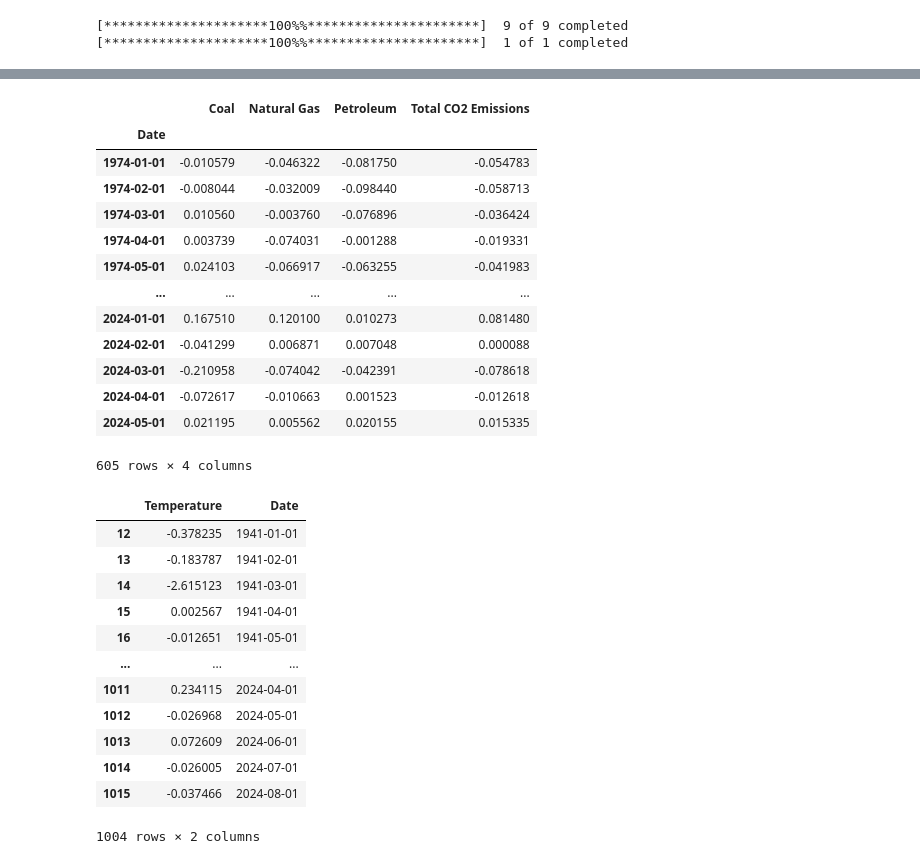
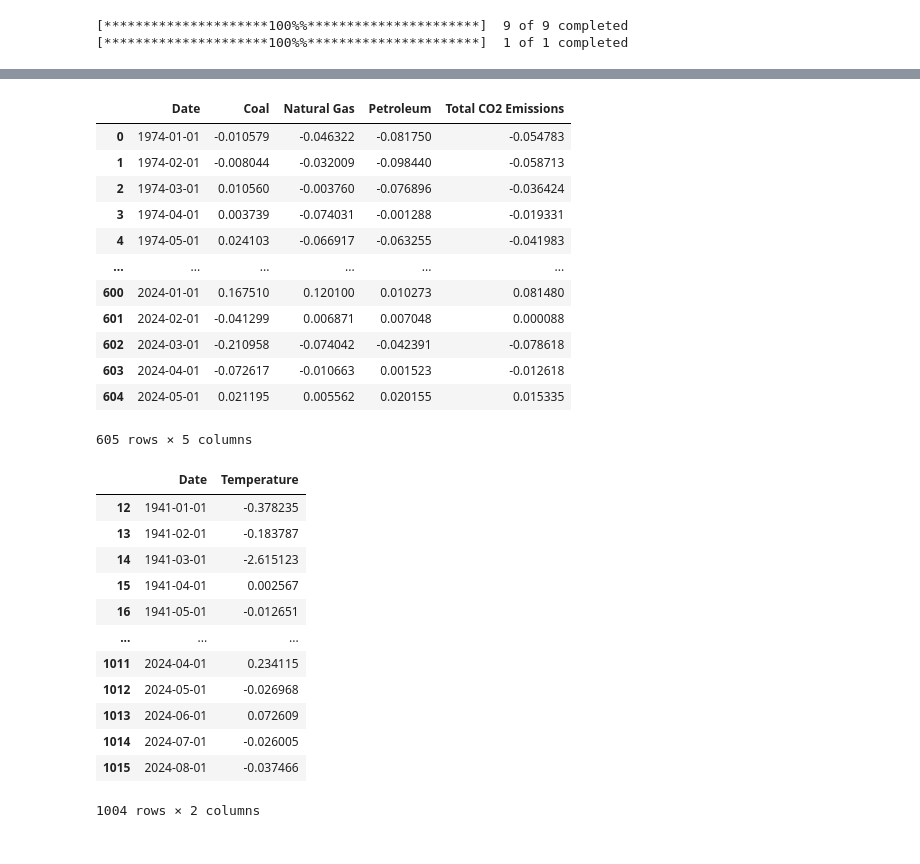
Before and after one commit to luisrc44/QAA-with-Climate-Change-and-ESG, a Jupyter notebook: QAA_wCC.ipynb, the cells around one changed output, grey strips where cells are left out. Cells and saved outputs as stored; diff of their text form; code cells hidden in the pictures.

```diff
--- a/QAA_wCC.ipynb
+++ b/QAA_wCC.ipynb
@@ -36,51 +36,55 @@ asset_prices.head()
 # %%
 # Cargar archivos CSV
 temperature = pd.read_csv('Data/Temperature.csv')
 drought = pd.read_csv('Data/Drought_Severity.csv')
 
 # Cargar archivo XLSX
 co2_emission = pd.read_excel('Data/CO2_Emissions.xlsx', skiprows=10).drop(index=0)
 co2_emission = co2_emission[["Month",
                              "Coal, Including Coal Coke Net Imports, CO2 Emissions",
                              "Natural Gas, Excluding Supplemental Gaseous Fuels, CO2 Emissions",
                              "Petroleum, Excluding Biofuels, CO2 Emissions",
                              "Total Energy CO2 Emissions"]]
 co2_emission = co2_emission.rename(columns={
     "Month": "Date",
     "Coal, Including Coal Coke Net Imports, CO2 Emissions": "Coal",
     "Natural Gas, Excluding Supplemental Gaseous Fuels, CO2 Emissions": "Natural Gas",
     "Petroleum, Excluding Biofuels, CO2 Emissions": "Petroleum",
     "Total Energy CO2 Emissions": "Total CO2 Emissions"
 })
 
 # Convertir la columna 'Date' a formato datetime e indexarla
 co2_emission['Date'] = pd.to_datetime(co2_emission['Date'])
-co2_emission = co2_emission.set_index('Date')
 
-# Aplicar el porcentaje de cambio interanual (year-to-year) para cada serie de CO2 (excluyendo la columna 'Date')
-co2_emission_pct_change = co2_emission.pct_change(periods=12)
+# Aplicar el porcentaje de cambio interanual (year-to-year) para cada serie de CO2 (sin incluir la columna 'Date')
+co2_emission_pct_change = co2_emission.set_index('Date').pct_change(periods=12)
+
+# Eliminar los valores nulos generados por el cálculo del porcentaje de cambio
 co2_emission_pct_change = co2_emission_pct_change.dropna()
 
+# Restablecer el índice para que 'Date' vuelva a ser una columna
+co2_emission_pct_change = co2_emission_pct_change.reset_index()
 
+# Asignar el resultado final
 co2_emission = co2_emission_pct_change
+
 co2_emission
 # %% [output]
-|  | Coal | Natural Gas | Petroleum | Total CO2 Emissions |
-| Date |  |  |  |  |
-| 1974-01-01 | -0.010579 | -0.046322 | -0.081750 | -0.054783 |
-| 1974-02-01 | -0.008044 | -0.032009 | -0.098440 | -0.058713 |
-| 1974-03-01 | 0.010560 | -0.003760 | -0.076896 | -0.036424 |
-| 1974-04-01 | 0.003739 | -0.074031 | -0.001288 | -0.019331 |
-| 1974-05-01 | 0.024103 | -0.066917 | -0.063255 | -0.041983 |
-| ... | ... | ... | ... | ... |
-| 2024-01-01 | 0.167510 | 0.120100 | 0.010273 | 0.081480 |
-| 2024-02-01 | -0.041299 | 0.006871 | 0.007048 | 0.000088 |
-| 2024-03-01 | -0.210958 | -0.074042 | -0.042391 | -0.078618 |
-| 2024-04-01 | -0.072617 | -0.010663 | 0.001523 | -0.012618 |
-| 2024-05-01 | 0.021195 | 0.005562 | 0.020155 | 0.015335 |
+|  | Date | Coal | Natural Gas | Petroleum | Total CO2 Emissions |
+| 0 | 1974-01-01 | -0.010579 | -0.046322 | -0.081750 | -0.054783 |
+| 1 | 1974-02-01 | -0.008044 | -0.032009 | -0.098440 | -0.058713 |
+| 2 | 1974-03-01 | 0.010560 | -0.003760 | -0.076896 | -0.036424 |
+| 3 | 1974-04-01 | 0.003739 | -0.074031 | -0.001288 | -0.019331 |
+| 4 | 1974-05-01 | 0.024103 | -0.066917 | -0.063255 | -0.041983 |
+| ... | ... | ... | ... | ... | ... |
+| 600 | 2024-01-01 | 0.167510 | 0.120100 | 0.010273 | 0.081480 |
+| 601 | 2024-02-01 | -0.041299 | 0.006871 | 0.007048 | 0.000088 |
+| 602 | 2024-03-01 | -0.210958 | -0.074042 | -0.042391 | -0.078618 |
+| 603 | 2024-04-01 | -0.072617 | -0.010663 | 0.001523 | -0.012618 |
+| 604 | 2024-05-01 | 0.021195 | 0.005562 | 0.020155 | 0.015335 |
-605 rows × 4 columns
+605 rows × 5 columns
 # %%
-# Function to drop a or multiple columns from a dataframe
+# Function to drop one or multiple columns from a dataframe
 def drop_columns(df, columns):
     df = df.drop(columns=columns)
     return df
@@ -90,12 +94,12 @@ def rename_columns(df, columns):
     df = df.rename(columns=columns)
     return df
 
-# Drop the 'Average surface temperature.1', 'Entity', 'year'  columns from the temperature dataframe and also index
+# Drop the 'Average surface temperature.1', 'Code', 'Entity', 'year' columns from the temperature dataframe
 temperature = drop_columns(temperature, ['Average surface temperature.1','Code', 'Entity', 'year'])
 
 # Rename the columns in the temperature dataframe
 temperature = rename_columns(temperature, {'Day': 'Date',
-                             'Average surface temperature': 'Temperature'})
+                                           'Average surface temperature': 'Temperature'})
 temperature['Date'] = pd.to_datetime(temperature['Date'], format='%d/%m/%y', errors='coerce')
 temperature['Date'] = temperature['Date'].apply(lambda x: x.replace(year=x.year - 100) if x.year >= 2025 else x)
 temperature = temperature[(temperature['Date'] >= '1940-01-01') & (temperature['Date'] <= '2024-12-31')]
@@ -110,21 +114,24 @@ temperature_pct['Date'] = temperature['Date']
 # Eliminar los valores nulos generados por el cálculo del porcentaje de cambio
 temperature_pct = temperature_pct.dropna()
 
-temperature = temperature_pct
+# Reordenar las columnas para que 'Date' esté al principio
+cols = ['Date'] + [col for col in temperature_pct.columns if col != 'Date']
+temperature = temperature_pct[cols]
+
 temperature
 # %% [output]
-|  | Temperature | Date |
-| 12 | -0.378235 | 1941-01-01 |
-| 13 | -0.183787 | 1941-02-01 |
-| 14 | -2.615123 | 1941-03-01 |
-| 15 | 0.002567 | 1941-04-01 |
-| 16 | -0.012651 | 1941-05-01 |
+|  | Date | Temperature |
+| 12 | 1941-01-01 | -0.378235 |
+| 13 | 1941-02-01 | -0.183787 |
+| 14 | 1941-03-01 | -2.615123 |
+| 15 | 1941-04-01 | 0.002567 |
+| 16 | 1941-05-01 | -0.012651 |
 | ... | ... | ... |
-| 1011 | 0.234115 | 2024-04-01 |
-| 1012 | -0.026968 | 2024-05-01 |
-| 1013 | 0.072609 | 2024-06-01 |
-| 1014 | -0.026005 | 2024-07-01 |
-| 1015 | -0.037466 | 2024-08-01 |
+| 1011 | 2024-04-01 | 0.234115 |
+| 1012 | 2024-05-01 | -0.026968 |
+| 1013 | 2024-06-01 | 0.072609 |
+| 1014 | 2024-07-01 | -0.026005 |
+| 1015 | 2024-08-01 | -0.037466 |
 1004 rows × 2 columns
 # %%
 # Eliminar columnas innecesarias
```
Also changed, not shown: parts of 5 cells of this notebook, 1 other file.
